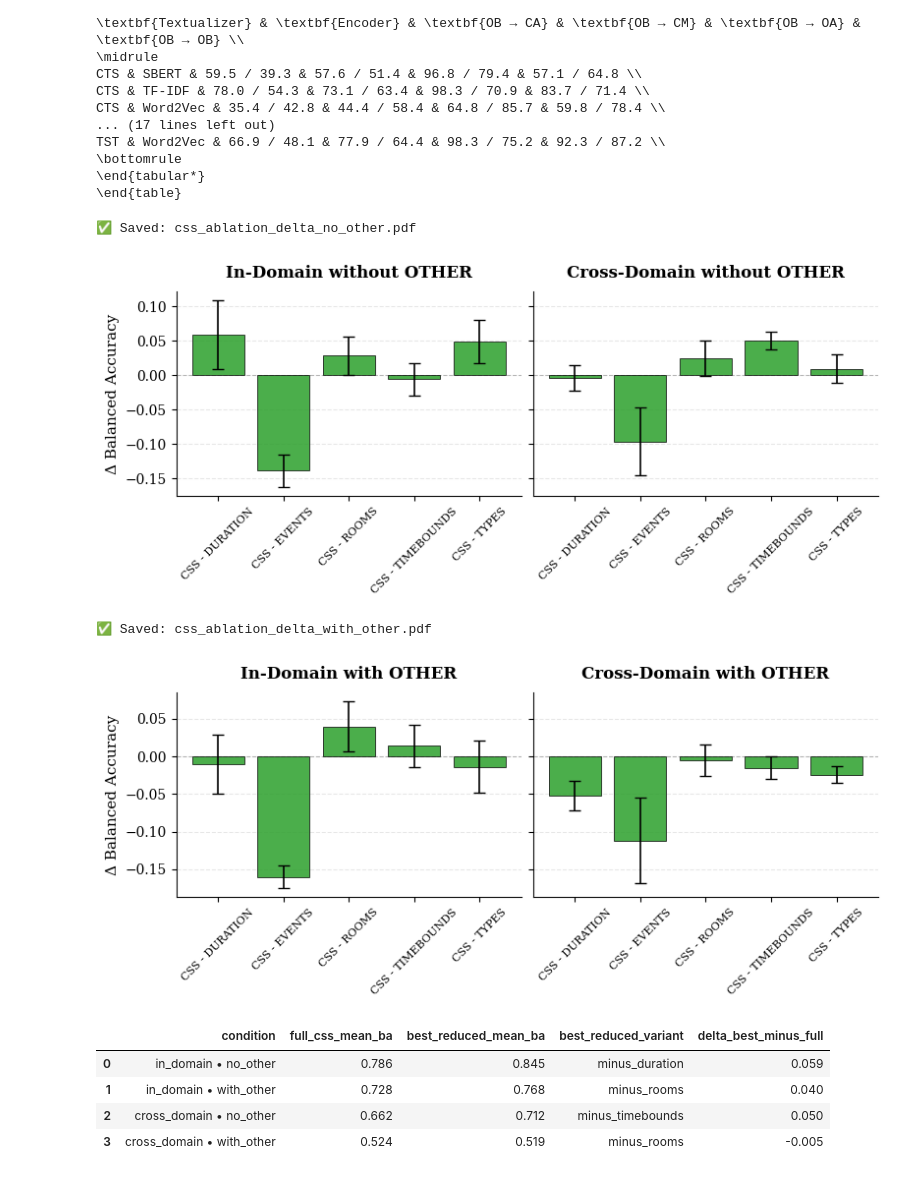
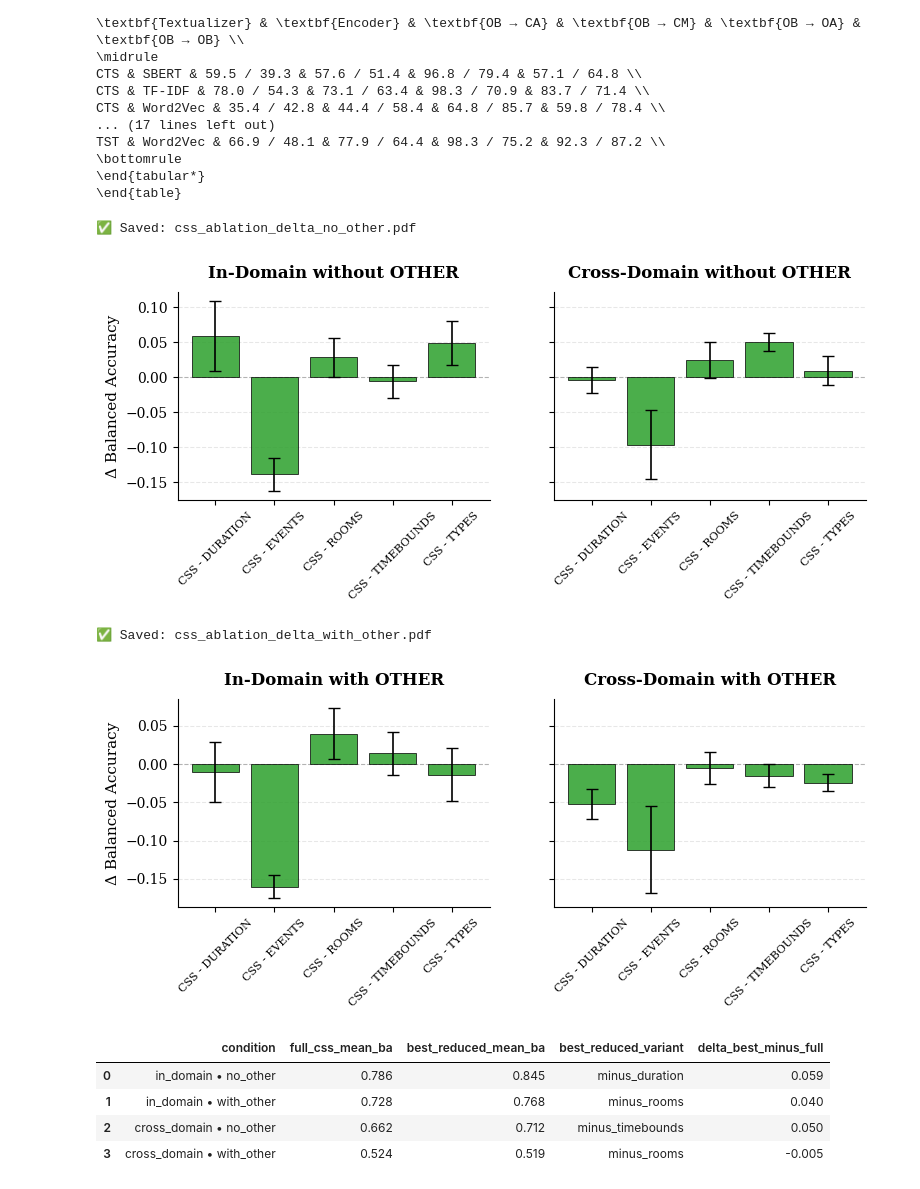
Before and after one commit to ylaxor/adl-recognition-via-text, a Jupyter notebook: scripts/paper_assets.ipynb, the cells around one changed output. Saved outputs shown, nothing was run; the diff lists cells and outputs as text; code cells hidden in the pictures.

```diff
--- a/scripts/paper_assets.ipynb
+++ b/scripts/paper_assets.ipynb
@@ -735,7 +735,7 @@ for tag, conds in figs.items():
     fig, axes = plt.subplots(1, 2, figsize=(8, 3.5), sharey=True, facecolor='none')
     for ax in axes:
         ax.set_facecolor('none')
-    fig.subplots_adjust(wspace=0.15)
+    fig.subplots_adjust(wspace=8)
     for ax, cond in zip(axes, conds):
         sub = group[group["condition"] == cond]
         piv = sub.pivot_table(
@@ -760,35 +760,35 @@ for tag, conds in figs.items():
             alpha=0.85,
             capsize=4,
             error_kw={"linewidth": 1.2, "ecolor": "black"},
             zorder=2,
         )
         title_map = {
             "in_no_other": "In-Domain without OTHER",
             "cross_no_other": "Cross-Domain without OTHER",
             "in_other": "In-Domain with OTHER",
             "cross_other": "Cross-Domain with OTHER",
         }
         ax.set_title(title_map.get(cond, cond), fontweight="bold", pad=10)
         ax.set_xticks(range(len(variant_labels)))
         ax.set_xticklabels(variant_labels, rotation=45, ha="center", fontsize=8)
         if ax == axes[0]:
             ax.set_ylabel("Δ Balanced Accuracy", fontweight="normal")
         ax.spines["top"].set_visible(False)
         ax.spines["right"].set_visible(False)
         ax.spines["left"].set_linewidth(0.8)
         ax.spines["bottom"].set_linewidth(0.8)
         ax.yaxis.grid(True, linestyle="--", alpha=0.3, zorder=0)
         ax.set_axisbelow(True)
     plt.tight_layout(pad=0.5)
     output_path = outdir / f"css_ablation_delta_{tag}.pdf"
     plt.savefig(output_path, bbox_inches="tight", facecolor='none', edgecolor='none')
     print(f"✅ Saved: {output_path.name}")
     plt.show()
 # %% [output]
 ✅ Saved: css_ablation_delta_no_other.pdf
-[figure, old version]
+[figure, new version]
 ✅ Saved: css_ablation_delta_with_other.pdf
-[figure, old version]
+[figure, new version]
 # %%
 df = df.rename(
     columns={
```
